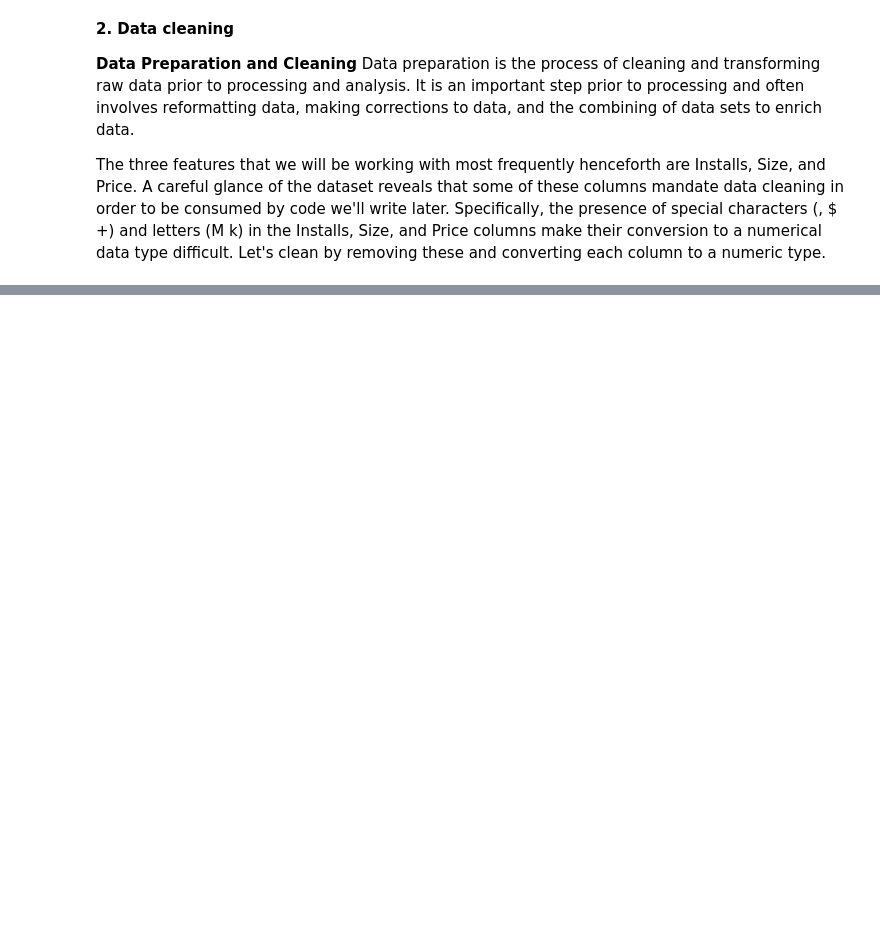
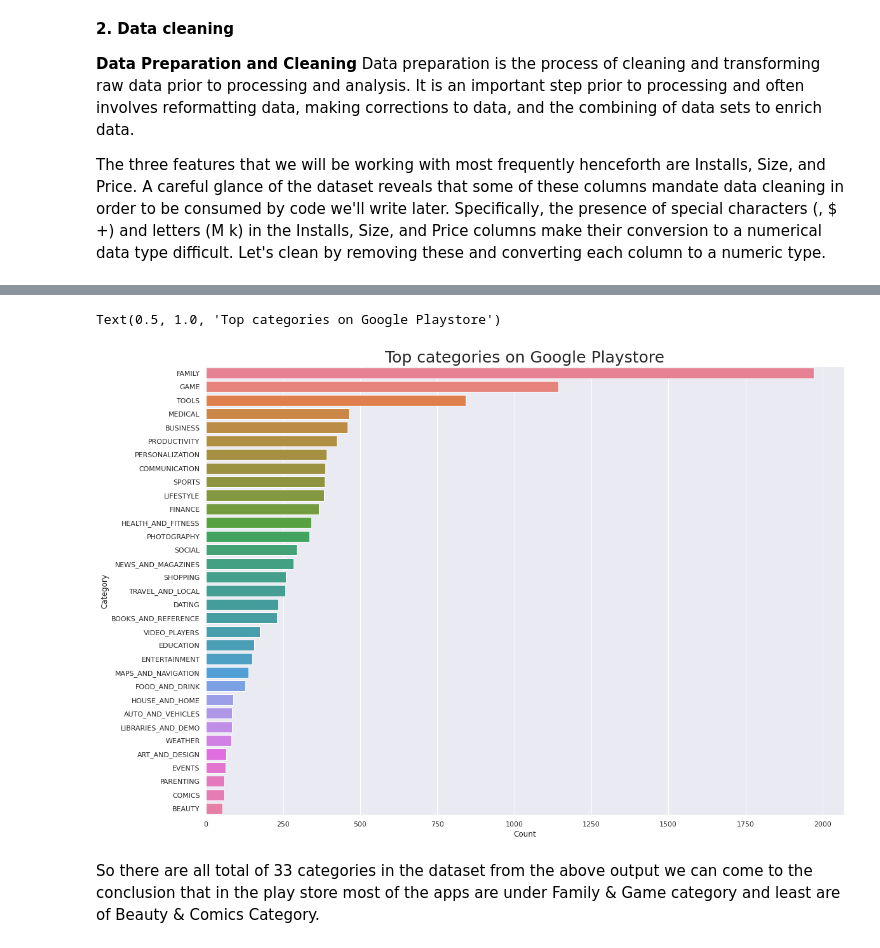
Before and after one commit to Satya-Prakash009/EDA-playstore-project, a Jupyter notebook: EDA_Project_Play_Store_App_Review_Analysis_Capstone_Project.ipynb, the cells around one changed output, grey strips where cells are left out. Saved outputs shown, nothing was run; the diff lists cells and outputs as text; code cells hidden in the pictures; blank space fills up the shorter version.

```diff
--- a/EDA_Project_Play_Store_App_Review_Analysis_Capstone_Project.ipynb
+++ b/EDA_Project_Play_Store_App_Review_Analysis_Capstone_Project.ipynb
@@ -107,0 +109,7 @@ We visualise data to find
+# %%
+# REMOVE ALL SPECIAL CHARACTERS from columns
+play_df['Price'] = play_df['Price'].apply(lambda x: x.replace('$', '') if '$' in str(x) else x)
+play_df['Price'] = play_df['Price'].apply(lambda x: float(x))
+play_df['Installs'] = play_df['Installs'].apply(lambda x: x.replace('+', '') if '+' in str(x) else x)
+play_df['Installs'] = play_df['Installs'].apply(lambda x: x.replace(',', '') if ',' in str(x) else x)
+play_df['Installs'] = play_df['Installs'].apply(lambda x: int(x))
@@ -107,0 +119,3 @@ We visualise data to find
+# %%
+# Converting columns to integers
+play_df['Reviews'] = play_df['Reviews'].apply(lambda x: int(x))
@@ -107,0 +129,6 @@ We visualise data to find
+# %%
+# setting parameters of our fontsize, figure size etc
+sns.set_style('darkgrid')
+plt.rcParams['font.size'] = 14
+plt.rcParams['figure.figsize'] = (9, 5)
+plt.rcParams['figure.facecolor'] = '#00000000'
@@ -107,0 +137,21 @@ We visualise data to find
+# %%
+# defining x and y axis
+y = play_df['Category'].value_counts().index
+x = play_df['Category'].value_counts()
+xsis = []
+ysis = []
+for i in range(len(x)):
+    xsis.append(x[i])
+    ysis.append(y[i])
+# %%
+plt.figure(figsize=(18,13))
+plt.xlabel("Count")
+plt.ylabel("Category")
+
+graph = sns.barplot(x = xsis, y = ysis, palette= "husl")
+graph.set_title("Top categories on Google Playstore", fontsize = 25)
+# %% [output]
+Text(0.5, 1.0, 'Top categories on Google Playstore')
+[figure, added]
+# %% [markdown]
+So there are all total of 33 categories in the dataset from the above output we can come to the conclusion that in the play store most of the apps are under Family & Game category and least are of Beauty & Comics Category.
```
Also changed, not shown: parts of 22 cells of this notebook.
